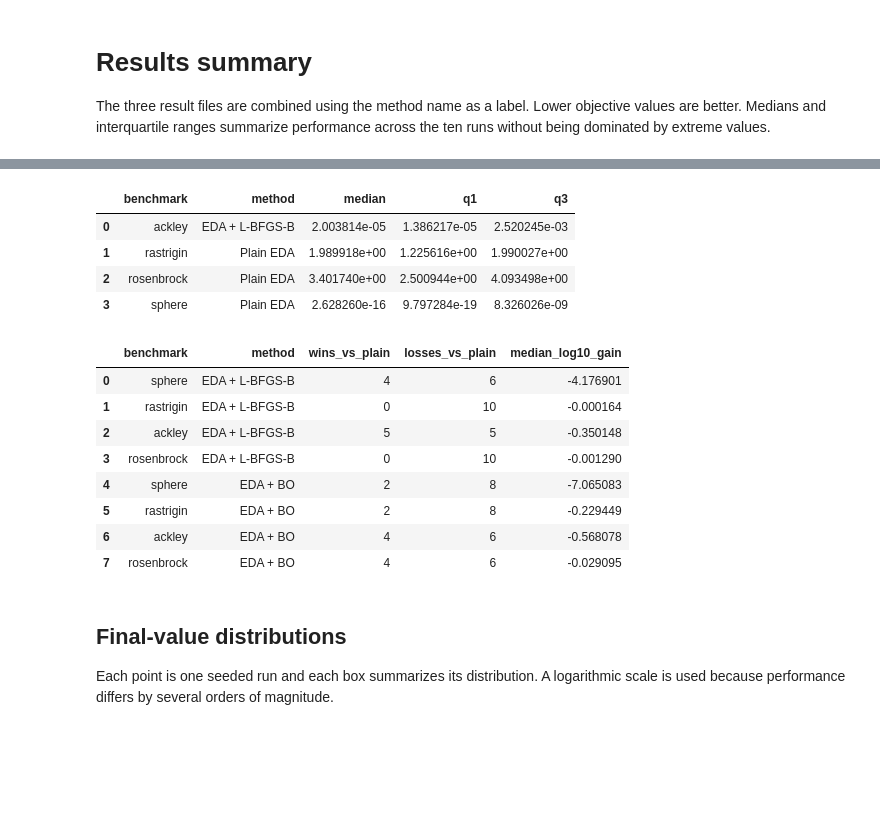
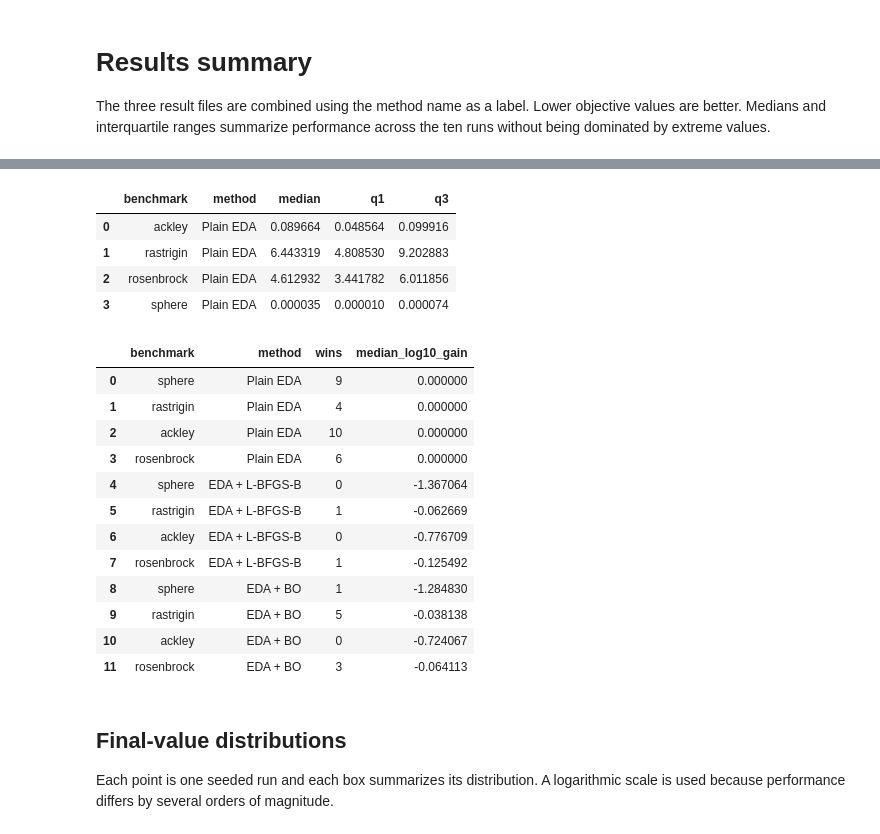
Before and after one commit to abarrenap/Bayesian_Optimization_for_EDA, a Jupyter notebook: bo_eda_experiments.ipynb, the cells around one changed output, grey strips where cells are left out. Drawn from its saved outputs; the diff is of its cells as text; code cells hidden in the pictures; blank space fills up the shorter version.

```diff
--- a/bo_eda_experiments.ipynb
+++ b/bo_eda_experiments.ipynb
@@ -46,7 +54,7 @@ plt.rcParams["figure.figsize"] = (10, 6)
 # General parameters
 N_DIMS = 5
 POP_SIZE = 30
-MAX_EVALUATIONS = 3000
+MAX_EVALUATIONS = 600
 N_RUNS = 10
 
 BENCHMARKS = {
@@ -137,6 +145,5 @@ EDA sampling and local search share the same 3,000-evaluation counter. A solutio
 # %%
-LOCAL_SUBSET_FRACTION = 0.25
-LOCAL_GENERATION_BUDGET = 40
+LOCAL_GENERATION_BUDGET = 10
 LOCAL_SOLUTION_BUDGET = 10
 N_CLASSICAL_GENERATIONS = (
     int(np.ceil(MAX_EVALUATIONS / (POP_SIZE + LOCAL_GENERATION_BUDGET))) - 1
@@ -147,8 +154,7 @@ class BudgetedScipyLocalSearch:
     def optimize(self, population, fitness, fitness_func, cardinality, **params):
         new_population = population.copy()
         new_fitness = fitness.copy()
-        n_selected = max(1, int(np.ceil(len(population) * LOCAL_SUBSET_FRACTION)))
-        selected = np.argsort(fitness.ravel())[::-1][:n_selected]
+        selected = [int(np.argmax(fitness.ravel()))]
         remaining = min(LOCAL_GENERATION_BUDGET, params["remaining_evaluations"]())
         scipy_bounds = list(zip(cardinality[0], cardinality[1]))
         total_evaluations = 0
@@ -263,7 +269,7 @@ This version replaces L-BFGS-B with Bayesian Optimization using a Gaussian proce
 
 It uses the same population subset and local-search budgets as the classical variant. The known centre initializes the surrogate without spending another objective evaluation.
 # %%
-BO_TRUST_REGION = 0.15
+BO_TRUST_REGION = 0.05
 N_BO_GENERATIONS = N_CLASSICAL_GENERATIONS
 
 
@@ -274,8 +280,7 @@ class BudgetedBayesianLocalSearch:
     def optimize(self, population, fitness, fitness_func, cardinality, **params):
         new_population = population.copy()
         new_fitness = fitness.copy()
-        n_selected = max(1, int(np.ceil(len(population) * LOCAL_SUBSET_FRACTION)))
-        selected = np.argsort(fitness.ravel())[::-1][:n_selected]
+        selected = [int(np.argmax(fitness.ravel()))]
         remaining = min(LOCAL_GENERATION_BUDGET, params["remaining_evaluations"]())
         global_lower, global_upper = cardinality
         global_range = global_upper - global_lower
@@ -289,6 +294,7 @@ class BudgetedBayesianLocalSearch:
             centre = population[index].copy()
             best_x = centre.copy()
             best_fitness = float(fitness[index, 0])
+            initial_objective = -best_fitness
             local_lower = np.maximum(
                 global_lower, centre - BO_TRUST_REGION * global_range
             )
@@ -317,6 +323,7 @@ class BudgetedBayesianLocalSearch:
 
             new_population[index] = best_x
             new_fitness[index, 0] = best_fitness
+            # print(f"BO objective: {initial_objective:.6g} -> {-best_fitness:.6g}") print to see if BO is really working
             remaining -= budget
             total_evaluations += budget
 
@@ -415,21 +440,36 @@ best_by_benchmark = (
 )
 
 paired = all_results.pivot(
-    index=["benchmark", "seed"], columns="method", values="best_value"
+    index=["benchmark", "seed"],
+    columns="method",
+    values="best_value",
 )
+
 paired_rows = []
-for method in METHOD_ORDER[1:]:
+
+for method in METHOD_ORDER:
     for benchmark in BENCHMARK_ORDER:
         values = paired.loc[benchmark]
+
+        other_methods = [m for m in METHOD_ORDER if m != method]
+
+        wins = (
+            values[method]
+            .lt(values[other_methods].min(axis=1))
+            .sum()
+        )
+
+        median_log10_gain = np.median(
+            np.log10(values["Plain EDA"] / values[method])
+        )
+
         paired_rows.append({
             "benchmark": benchmark,
             "method": method,
-            "wins_vs_plain": int((values[method] < values["Plain EDA"]).sum()),
-            "losses_vs_plain": int((values[method] > values["Plain EDA"]).sum()),
-            "median_log10_gain": np.median(
-                np.log10(values["Plain EDA"] / values[method])
-            ),
+            "wins": int(wins),
+            "median_log10_gain": median_log10_gain,
         })
+
 paired_summary = pd.DataFrame(paired_rows)
 
 display(summary.sort_values(["benchmark", "median"]))
@@ -452,17 +492,21 @@ display(paired_summary)
 |  | benchmark | method | median | q1 | q3 |
-| 0 | ackley | EDA + L-BFGS-B | 2.003814e-05 | 1.386217e-05 | 2.520245e-03 |
-| 1 | rastrigin | Plain EDA | 1.989918e+00 | 1.225616e+00 | 1.990027e+00 |
-| 2 | rosenbrock | Plain EDA | 3.401740e+00 | 2.500944e+00 | 4.093498e+00 |
-| 3 | sphere | Plain EDA | 2.628260e-16 | 9.797284e-19 | 8.326026e-09 |
+| 0 | ackley | Plain EDA | 0.089664 | 0.048564 | 0.099916 |
+| 1 | rastrigin | Plain EDA | 6.443319 | 4.808530 | 9.202883 |
+| 2 | rosenbrock | Plain EDA | 4.612932 | 3.441782 | 6.011856 |
+| 3 | sphere | Plain EDA | 0.000035 | 0.000010 | 0.000074 |
-|  | benchmark | method | wins_vs_plain | losses_vs_plain | median_log10_gain |
-| 0 | sphere | EDA + L-BFGS-B | 4 | 6 | -4.176901 |
-| 1 | rastrigin | EDA + L-BFGS-B | 0 | 10 | -0.000164 |
-| 2 | ackley | EDA + L-BFGS-B | 5 | 5 | -0.350148 |
-| 3 | rosenbrock | EDA + L-BFGS-B | 0 | 10 | -0.001290 |
-| 4 | sphere | EDA + BO | 2 | 8 | -7.065083 |
-| 5 | rastrigin | EDA + BO | 2 | 8 | -0.229449 |
-| 6 | ackley | EDA + BO | 4 | 6 | -0.568078 |
-| 7 | rosenbrock | EDA + BO | 4 | 6 | -0.029095 |
+|  | benchmark | method | wins | median_log10_gain |
+| 0 | sphere | Plain EDA | 9 | 0.000000 |
+| 1 | rastrigin | Plain EDA | 4 | 0.000000 |
+| 2 | ackley | Plain EDA | 10 | 0.000000 |
+| 3 | rosenbrock | Plain EDA | 6 | 0.000000 |
+| 4 | sphere | EDA + L-BFGS-B | 0 | -1.367064 |
+| 5 | rastrigin | EDA + L-BFGS-B | 1 | -0.062669 |
+| 6 | ackley | EDA + L-BFGS-B | 0 | -0.776709 |
+| 7 | rosenbrock | EDA + L-BFGS-B | 1 | -0.125492 |
+| 8 | sphere | EDA + BO | 1 | -1.284830 |
+| 9 | rastrigin | EDA + BO | 5 | -0.038138 |
+| 10 | ackley | EDA + BO | 0 | -0.724067 |
+| 11 | rosenbrock | EDA + BO | 3 | -0.064113 |
 # %% [markdown]
 ## Final-value distributions
 
```
Also changed, not shown: parts of 10 cells of this notebook, 24 other files.
